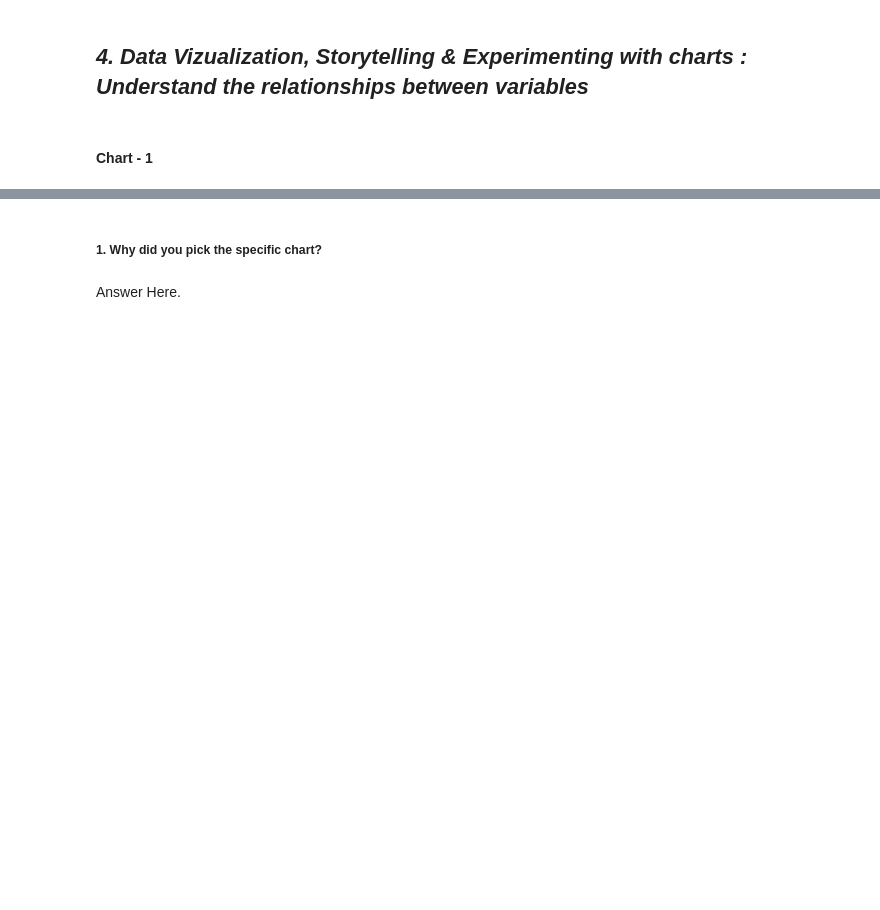
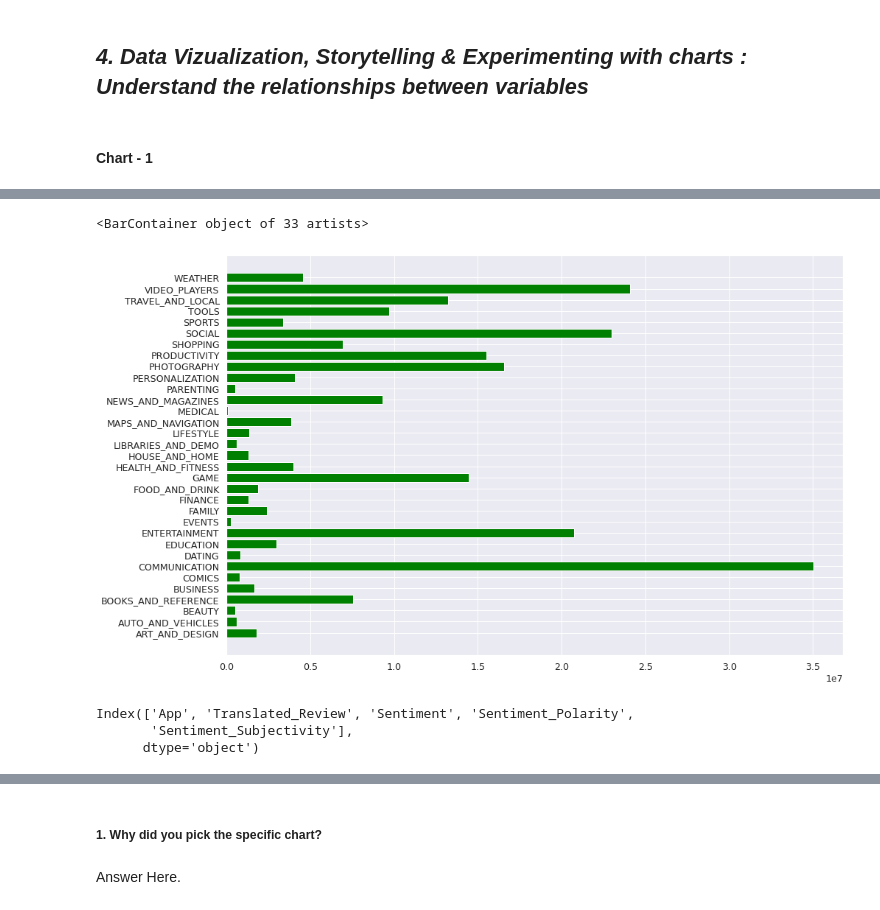
Before and after one commit to MayankDataScience/EDA_1_Data_Science, a Jupyter notebook: Play_store_app_review_analysis.ipynb, the cells around one changed output, grey strips where cells are left out. Drawn from its saved outputs; the diff is of its cells as text; code cells hidden in the pictures; blank space fills up the shorter version.

```diff
--- a/Play_store_app_review_analysis.ipynb
+++ b/Play_store_app_review_analysis.ipynb
@@ -1262,0 +1322,13 @@ Answer Here.
+# %%
+avg_installs=df1.groupby('Category').Installs.mean()
+figure=plt.figure(figsize=(15,10))
+plt.barh(avg_installs.index,avg_installs,color='green')
+# %% [output]
+<BarContainer object of 33 artists>
+[figure, added]
+# %%
+df2.columns
+# %% [output]
+Index(['App', 'Translated_Review', 'Sentiment', 'Sentiment_Polarity',
+       'Sentiment_Subjectivity'],
+      dtype='object')
```
Also changed, not shown: parts of 33 cells of this notebook.
